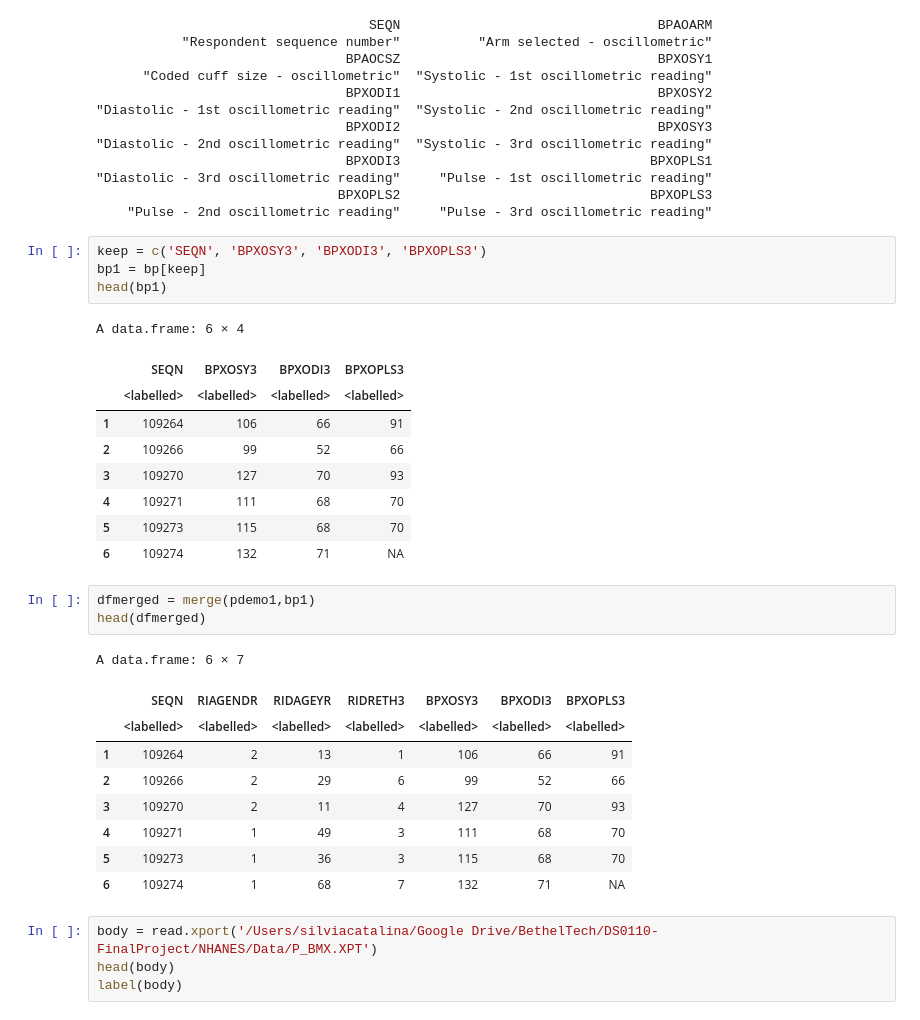
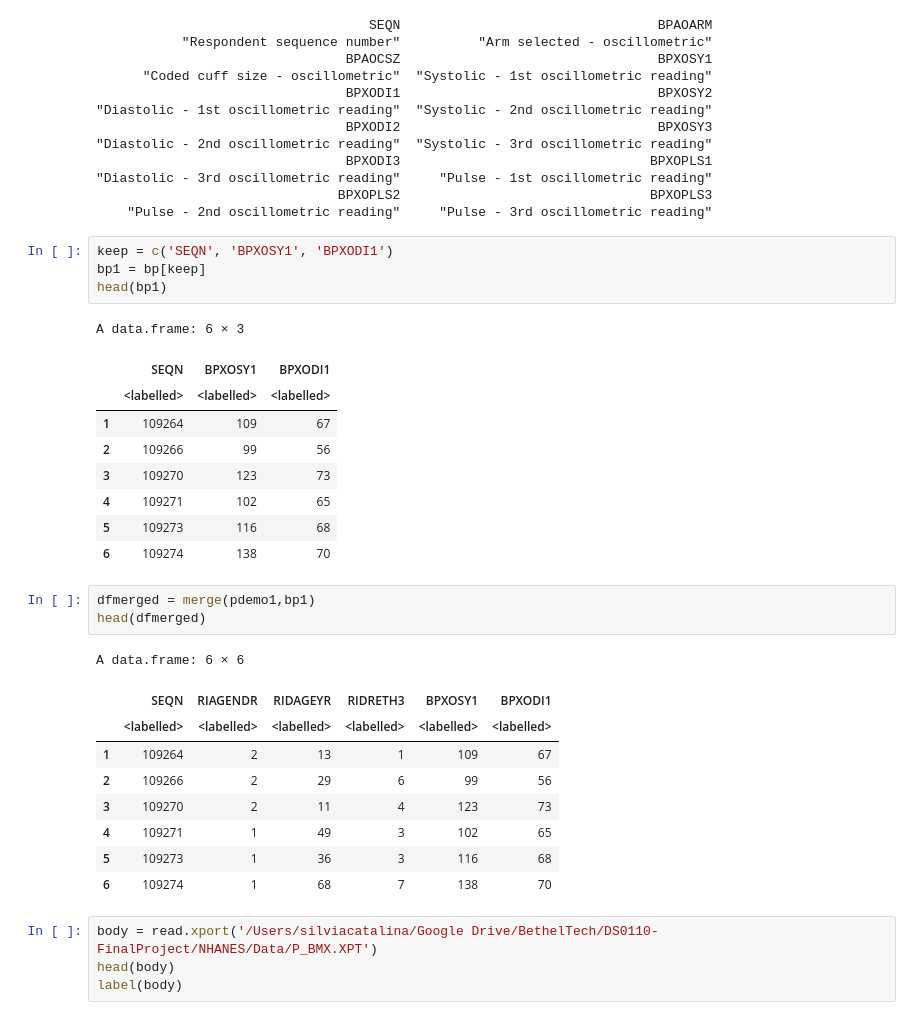
Before and after one commit to sccatalina/FinalProject, a Jupyter notebook: HealthNutrition.R.ipynb, the cells around one changed output. Saved outputs shown, nothing was run; the diff lists cells and outputs as text.

```diff
--- a/HealthNutrition.R.ipynb
+++ b/HealthNutrition.R.ipynb
@@ -109,32 +109,32 @@ A data.frame: 6 × 12
                                BPXOPLS2                                BPXOPLS3
     "Pulse - 2nd oscillometric reading"     "Pulse - 3rd oscillometric reading"
 # %%
-keep = c('SEQN', 'BPXOSY3', 'BPXODI3', 'BPXOPLS3')
+keep = c('SEQN', 'BPXOSY1', 'BPXODI1')
 bp1 = bp[keep]
 head(bp1)
 # %% [output]
-A data.frame: 6 × 4
+A data.frame: 6 × 3
-|  | SEQN | BPXOSY3 | BPXODI3 | BPXOPLS3 |
-|  | <labelled> | <labelled> | <labelled> | <labelled> |
-| 1 | 109264 | 106 | 66 | 91 |
-| 2 | 109266 | 99 | 52 | 66 |
-| 3 | 109270 | 127 | 70 | 93 |
-| 4 | 109271 | 111 | 68 | 70 |
-| 5 | 109273 | 115 | 68 | 70 |
-| 6 | 109274 | 132 | 71 | NA |
+|  | SEQN | BPXOSY1 | BPXODI1 |
+|  | <labelled> | <labelled> | <labelled> |
+| 1 | 109264 | 109 | 67 |
+| 2 | 109266 | 99 | 56 |
+| 3 | 109270 | 123 | 73 |
+| 4 | 109271 | 102 | 65 |
+| 5 | 109273 | 116 | 68 |
+| 6 | 109274 | 138 | 70 |
 # %%
 dfmerged = merge(pdemo1,bp1)
 head(dfmerged)
 # %% [output]
-A data.frame: 6 × 7
+A data.frame: 6 × 6
-|  | SEQN | RIAGENDR | RIDAGEYR | RIDRETH3 | BPXOSY3 | BPXODI3 | BPXOPLS3 |
-|  | <labelled> | <labelled> | <labelled> | <labelled> | <labelled> | <labelled> | <labelled> |
-| 1 | 109264 | 2 | 13 | 1 | 106 | 66 | 91 |
-| 2 | 109266 | 2 | 29 | 6 | 99 | 52 | 66 |
-| 3 | 109270 | 2 | 11 | 4 | 127 | 70 | 93 |
-| 4 | 109271 | 1 | 49 | 3 | 111 | 68 | 70 |
-| 5 | 109273 | 1 | 36 | 3 | 115 | 68 | 70 |
-| 6 | 109274 | 1 | 68 | 7 | 132 | 71 | NA |
+|  | SEQN | RIAGENDR | RIDAGEYR | RIDRETH3 | BPXOSY1 | BPXODI1 |
+|  | <labelled> | <labelled> | <labelled> | <labelled> | <labelled> | <labelled> |
+| 1 | 109264 | 2 | 13 | 1 | 109 | 67 |
+| 2 | 109266 | 2 | 29 | 6 | 99 | 56 |
+| 3 | 109270 | 2 | 11 | 4 | 123 | 73 |
+| 4 | 109271 | 1 | 49 | 3 | 102 | 65 |
+| 5 | 109273 | 1 | 36 | 3 | 116 | 68 |
+| 6 | 109274 | 1 | 68 | 7 | 138 | 70 |
 # %%
 body = read.xport('/Users/silviacatalina/Google Drive/BethelTech/DS0110-FinalProject/NHANES/Data/P_BMX.XPT')
 head(body)
```
Also changed, not shown: parts of 11 cells of this notebook.
